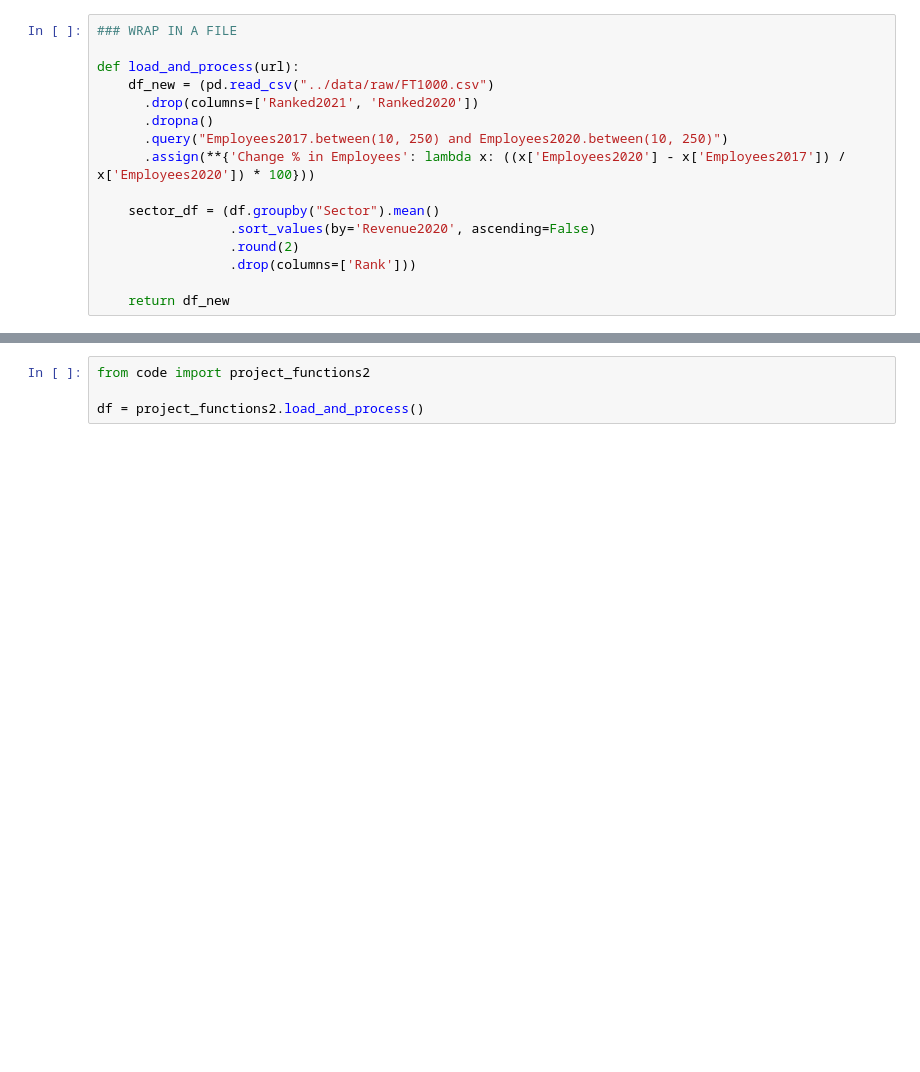
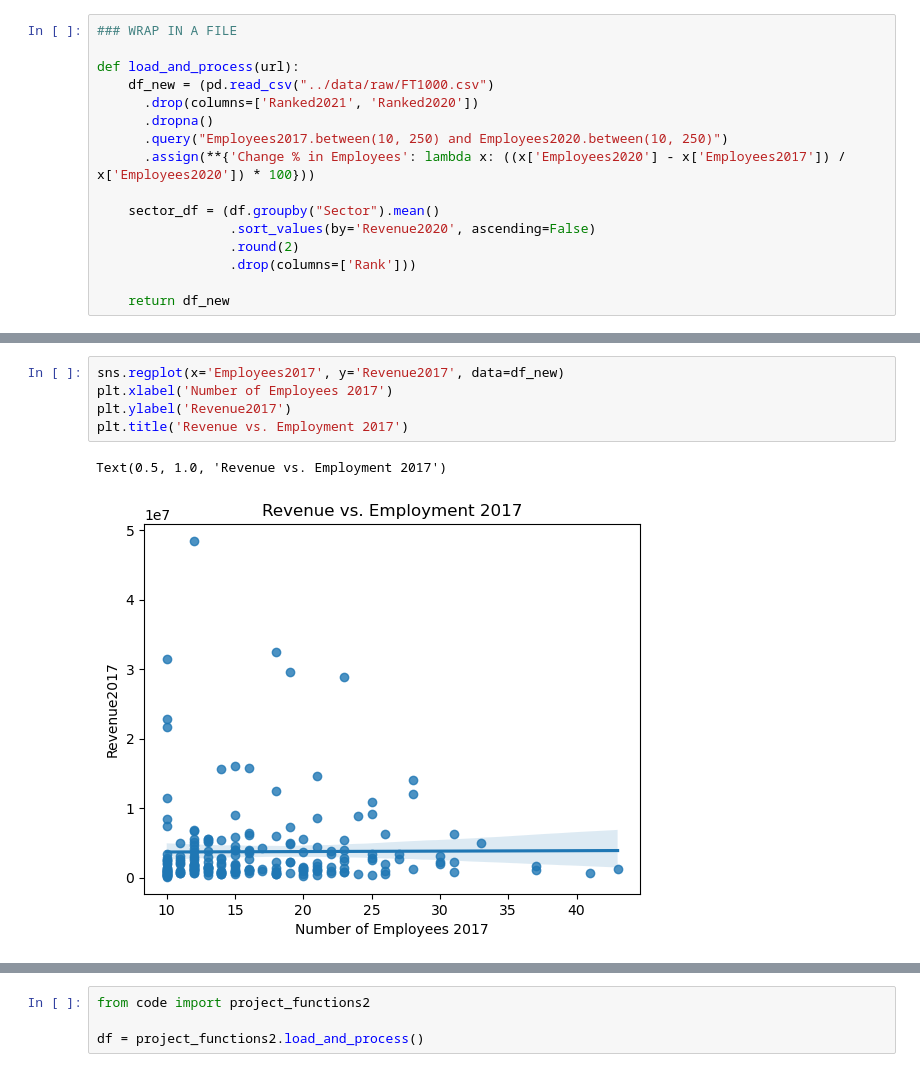
Before and after one commit to ubco-W2022T2-data301/project-group43, a Jupyter notebook: analysis/analysis2.ipynb, the cells around one changed output, grey strips where cells are left out. Cells and saved outputs as stored; diff of their text form; blank space fills up the shorter version.

```diff
--- a/analysis/analysis2.ipynb
+++ b/analysis/analysis2.ipynb
@@ -252,0 +273,8 @@ def load_and_process(url):
+# %%
+sns.regplot(x='Employees2017', y='Revenue2017', data=df_new)
+plt.xlabel('Number of Employees 2017')
+plt.ylabel('Revenue2017')
+plt.title('Revenue vs. Employment 2017')
+# %% [output]
+Text(0.5, 1.0, 'Revenue vs. Employment 2017')
+[figure, added]
```
Also changed, not shown: parts of 13 cells of this notebook, 3 other files.
